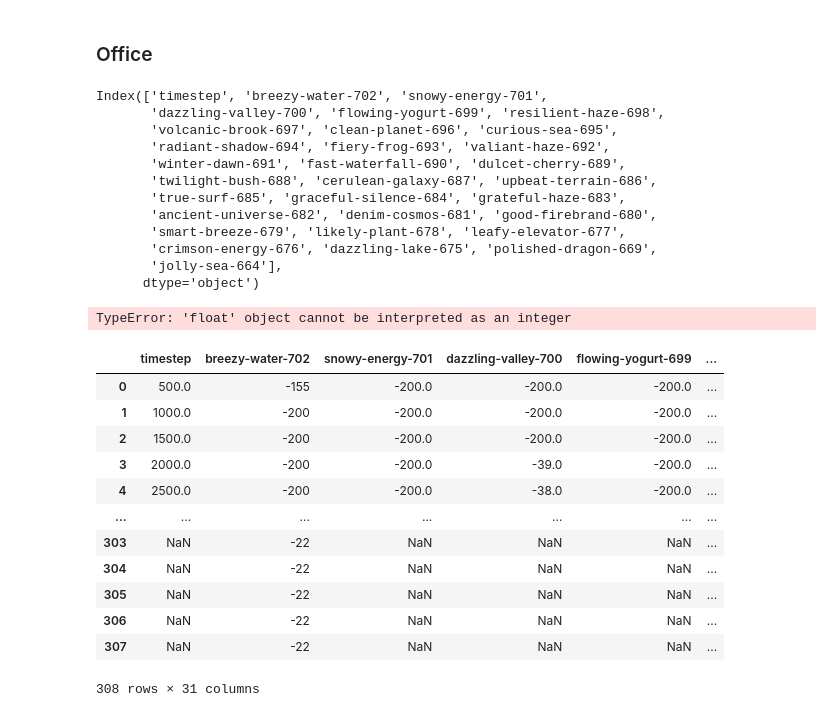
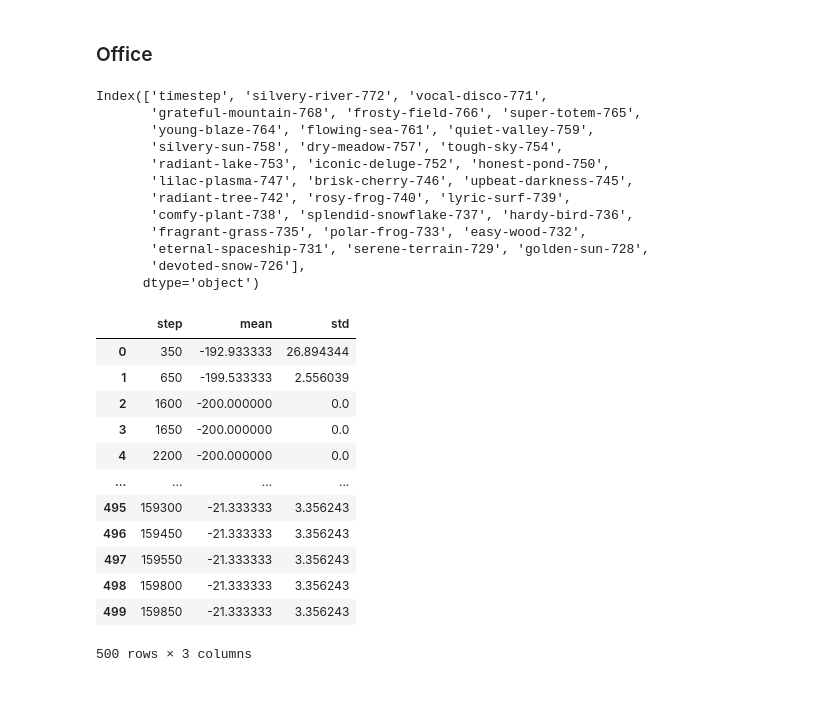
Before and after one commit to timtimtim3/sfols, a Jupyter notebook: data_cleanup.ipynb, the cells around one changed output. Cells and saved outputs as stored; diff of their text form; code cells hidden in the pictures.

```diff
--- a/data_cleanup.ipynb
+++ b/data_cleanup.ipynb
@@ -159,50 +160,47 @@ delivery_lof.to_csv("LOF-Delivery.csv", index=False)
 # %% [markdown]
 ### Office
 # %%
-# lof_office = get_runs_filters(api, group="lof", env_name = "Office-v0", timestep_col = "learning_timestep")
-# office_lof = cleandf(lof_office)
-
-sfols_office = get_runs_filters(api, group="sfols", env_name = "Office-v0", timestep_col = "learning_timestep")
-office_sfols = cleandf(sfols_office)
+lof_office = get_runs_filters(api, group="lof", env_name = "Office-v0", timestep_col = "learning_timestep")
+office_lof = cleandf(lof_office)
+# sfols_office = get_runs_filters(api, group="sfols", env_name = "Office-v0", timestep_col = "learning_timestep").iloc[:224, :]
+# office_sfols = cleandf(sfols_office)
 # %% [output]
-Index(['timestep', 'breezy-water-702', 'snowy-energy-701',
-       'dazzling-valley-700', 'flowing-yogurt-699', 'resilient-haze-698',
-       'volcanic-brook-697', 'clean-planet-696', 'curious-sea-695',
-       'radiant-shadow-694', 'fiery-frog-693', 'valiant-haze-692',
-       'winter-dawn-691', 'fast-waterfall-690', 'dulcet-cherry-689',
-       'twilight-bush-688', 'cerulean-galaxy-687', 'upbeat-terrain-686',
-       'true-surf-685', 'graceful-silence-684', 'grateful-haze-683',
-       'ancient-universe-682', 'denim-cosmos-681', 'good-firebrand-680',
-       'smart-breeze-679', 'likely-plant-678', 'leafy-elevator-677',
-       'crimson-energy-676', 'dazzling-lake-675', 'polished-dragon-669',
-       'jolly-sea-664'],
+Index(['timestep', 'silvery-river-772', 'vocal-disco-771',
+       'grateful-mountain-768', 'frosty-field-766', 'super-totem-765',
+       'young-blaze-764', 'flowing-sea-761', 'quiet-valley-759',
+       'silvery-sun-758', 'dry-meadow-757', 'tough-sky-754',
+       'radiant-lake-753', 'iconic-deluge-752', 'honest-pond-750',
+       'lilac-plasma-747', 'brisk-cherry-746', 'upbeat-darkness-745',
+       'radiant-tree-742', 'rosy-frog-740', 'lyric-surf-739',
+       'comfy-plant-738', 'splendid-snowflake-737', 'hardy-bird-736',
+       'fragrant-grass-735', 'polar-frog-733', 'easy-wood-732',
+       'eternal-spaceship-731', 'serene-terrain-729', 'golden-sun-728',
+       'devoted-snow-726'],
       dtype='object')
+# %%
+office_lof
+# %% [output]
+|  | step | mean | std |
+| 0 | 350 | -192.933333 | 26.894344 |
+| 1 | 650 | -199.533333 | 2.556039 |
+| 2 | 1600 | -200.000000 | 0.0 |
+| 3 | 1650 | -200.000000 | 0.0 |
+| 4 | 2200 | -200.000000 | 0.0 |
+| ... | ... | ... | ... |
+| 495 | 159300 | -21.333333 | 3.356243 |
+| 496 | 159450 | -21.333333 | 3.356243 |
+| 497 | 159550 | -21.333333 | 3.356243 |
+| 498 | 159800 | -21.333333 | 3.356243 |
+| 499 | 159850 | -21.333333 | 3.356243 |
+500 rows × 3 columns
 # %%
 mean, std = office_sfols.iloc[-1, [-2, -1]]
 
 ts = len(office_sfols)
 
-iter = range(office_sfols.step.max()+500, 160001, 500)
+iter = range(int(office_sfols.step.max())+500, 160001, 500)
 for i, t in enumerate(iter):
     office_sfols.loc[ts+i+1, :] = [t, mean, std]
-# %% [output]
-TypeError: 'float' object cannot be interpreted as an integer
-# %%
-sfols_office
-# %% [output]
-|  | timestep | breezy-water-702 | snowy-energy-701 | dazzling-valley-700 | flowing-yogurt-699 | ... |
-| 0 | 500.0 | -155 | -200.0 | -200.0 | -200.0 | ... |
-| 1 | 1000.0 | -200 | -200.0 | -200.0 | -200.0 | ... |
-| 2 | 1500.0 | -200 | -200.0 | -200.0 | -200.0 | ... |
-| 3 | 2000.0 | -200 | -200.0 | -39.0 | -200.0 | ... |
-| 4 | 2500.0 | -200 | -200.0 | -38.0 | -200.0 | ... |
-| ... | ... | ... | ... | ... | ... | ... |
-| 303 | NaN | -22 | NaN | NaN | NaN | ... |
-| 304 | NaN | -22 | NaN | NaN | NaN | ... |
-| 305 | NaN | -22 | NaN | NaN | NaN | ... |
-| 306 | NaN | -22 | NaN | NaN | NaN | ... |
-| 307 | NaN | -22 | NaN | NaN | NaN | ... |
-308 rows × 31 columns
 # %%
 office_sfols.to_csv("SFOLS-Office.csv", index=False)
 office_lof.to_csv("LOF-Office.csv", index=False)
```
Also changed, not shown: parts of 1 cell of this notebook, 20 other files.
